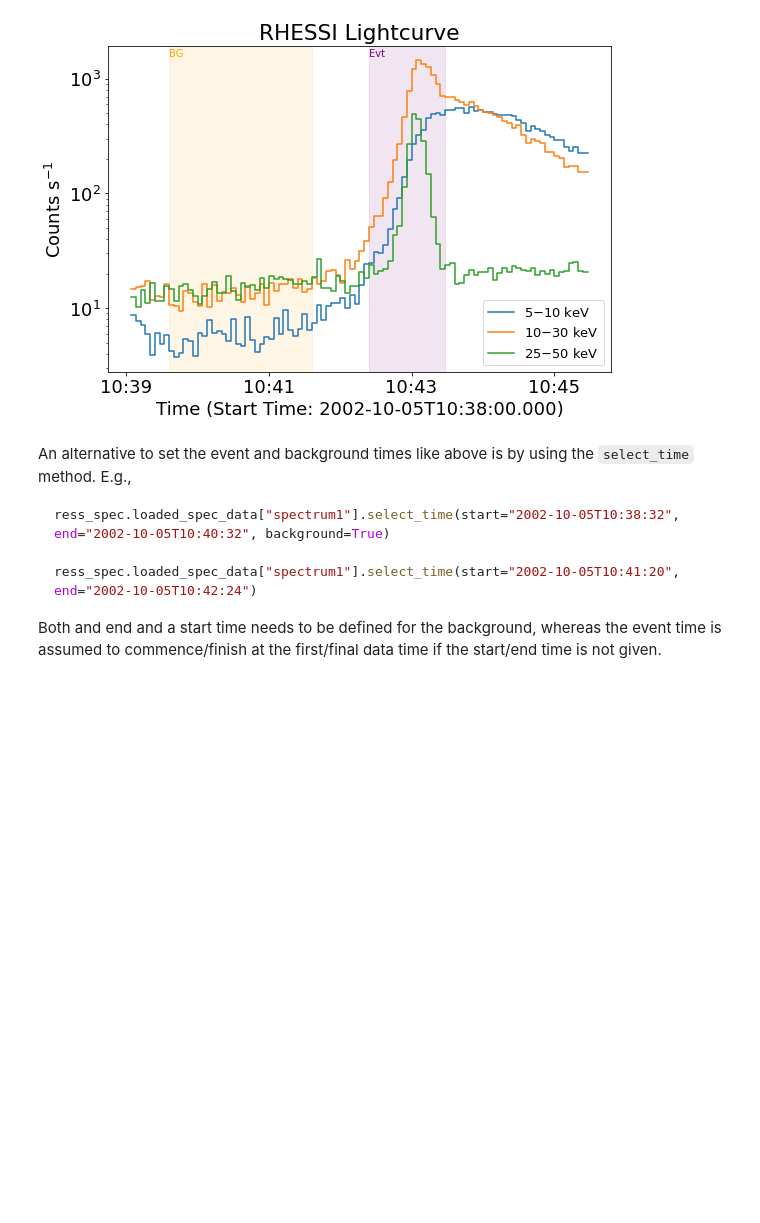
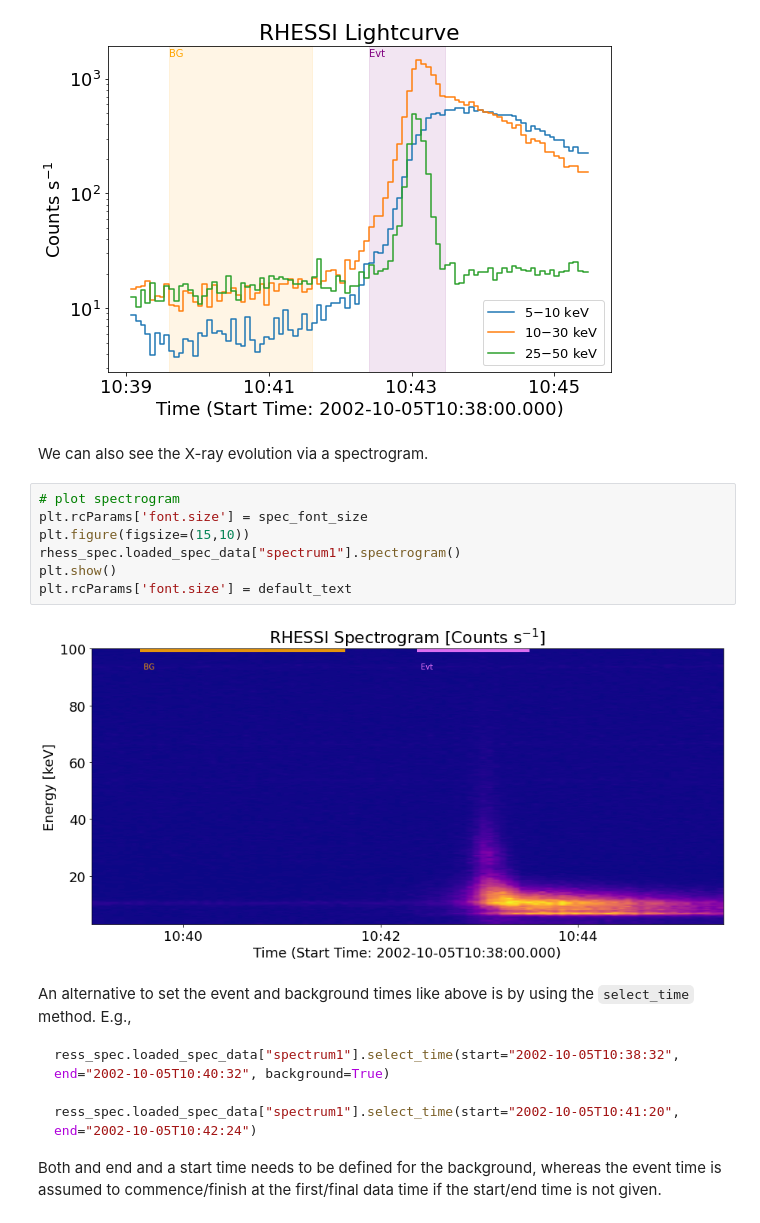
Before and after one commit to sunpy/sunkit-spex, a Jupyter notebook: examples/fitting_RHESSI_spectra.ipynb, the cells around one changed output. Saved outputs shown, nothing was run; the diff lists cells and outputs as text; blank space fills up the shorter version.

```diff
--- a/examples/fitting_RHESSI_spectra.ipynb
+++ b/examples/fitting_RHESSI_spectra.ipynb
@@ -74,6 +74,17 @@ plt.rcParams['font.size'] = default_text
 # %% [output]
 No background has been set. Nothing has been changed.
 [figure]
+# %% [markdown]
+We can also see the X-ray evolution via a spectrogram.
+# %%
+# plot spectrogram
+plt.rcParams['font.size'] = spec_font_size
+plt.figure(figsize=(15,10))
+rhess_spec.loaded_spec_data["spectrum1"].spectrogram()
+plt.show()
+plt.rcParams['font.size'] = default_text
+# %% [output]
+[figure, added]
 # %% [markdown]
 An alternative to set the event and background times like above is by using the `select_time` method. E.g.,
 
```
Also changed, not shown: 7 other files.
